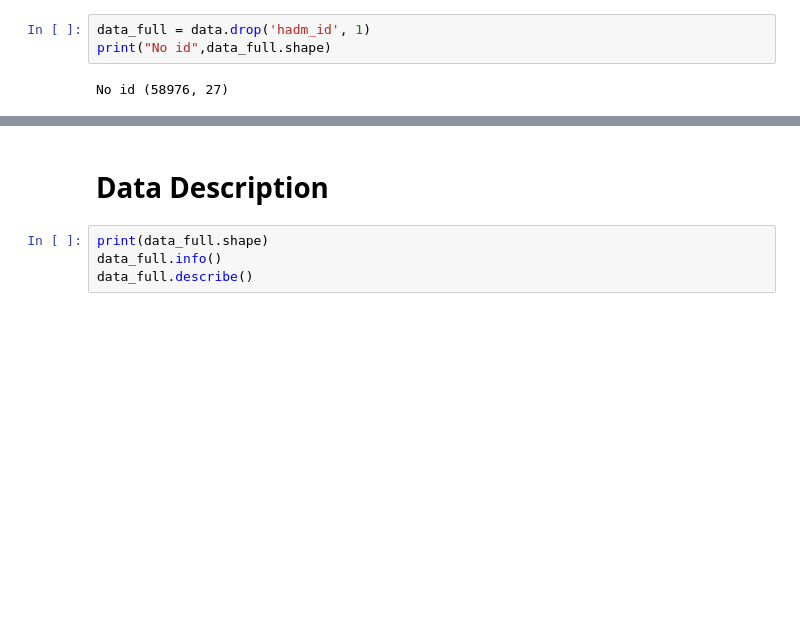
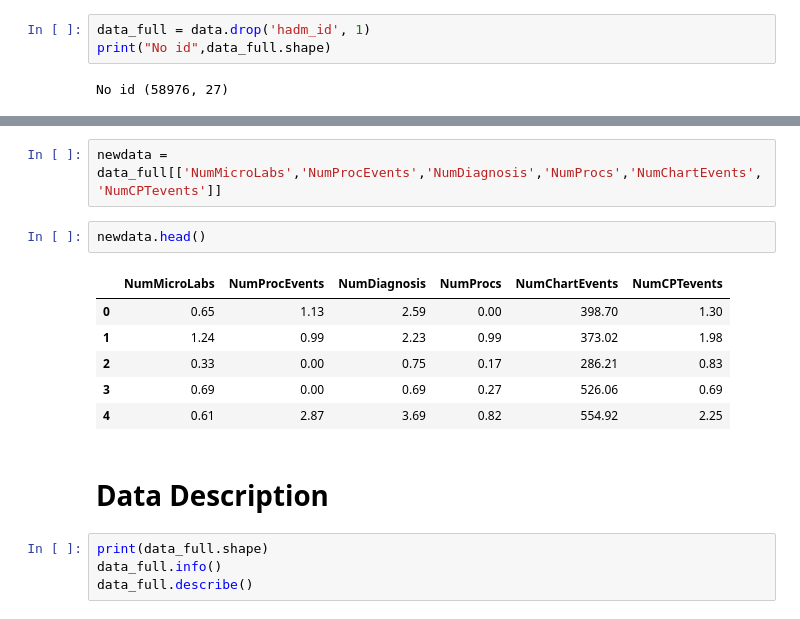
Before and after one commit to fmqbl/Predicting-Post-Procedural-Complications-Using-MIMICIII, a Jupyter notebook: Notebooks - Explorations/Hospital_Mortality_Prediction.ipynb, the cells around one changed output, grey strips where cells are left out. Drawn from its saved outputs; the diff is of its cells as text; blank space fills up the shorter version.

```diff
--- a/Notebooks - Explorations/Hospital_Mortality_Prediction.ipynb
+++ b/Notebooks - Explorations/Hospital_Mortality_Prediction.ipynb
@@ -75,3 +83,14 @@ No id (58976, 27)
+# %%
+newdata = data_full[['NumMicroLabs','NumProcEvents','NumDiagnosis','NumProcs','NumChartEvents','NumCPTevents']]
+# %%
+newdata.head()
+# %% [output]
+|  | NumMicroLabs | NumProcEvents | NumDiagnosis | NumProcs | NumChartEvents | NumCPTevents |
+| 0 | 0.65 | 1.13 | 2.59 | 0.00 | 398.70 | 1.30 |
+| 1 | 1.24 | 0.99 | 2.23 | 0.99 | 373.02 | 1.98 |
+| 2 | 0.33 | 0.00 | 0.75 | 0.17 | 286.21 | 0.83 |
+| 3 | 0.69 | 0.00 | 0.69 | 0.27 | 526.06 | 0.69 |
+| 4 | 0.61 | 2.87 | 3.69 | 0.82 | 554.92 | 2.25 |
 # %% [markdown]
 # Data Description
 # %%
```
Also changed, not shown: parts of 5 cells of this notebook, 2 other files.
